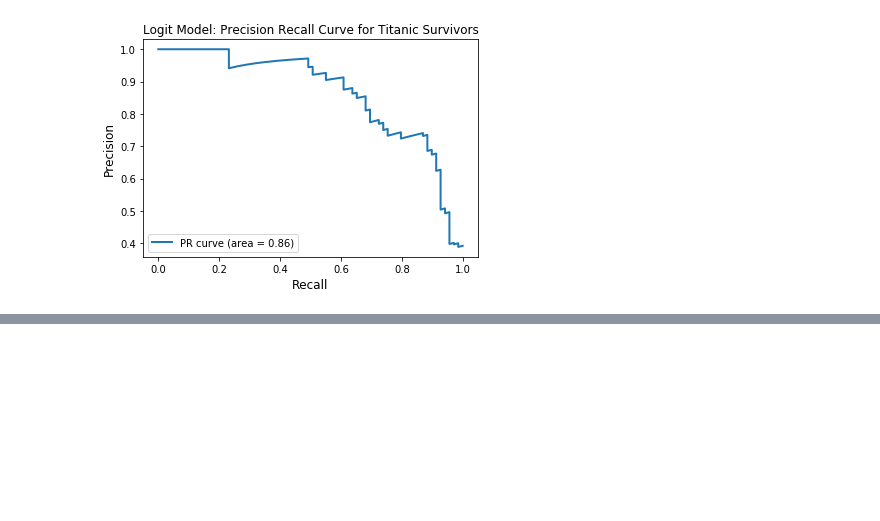
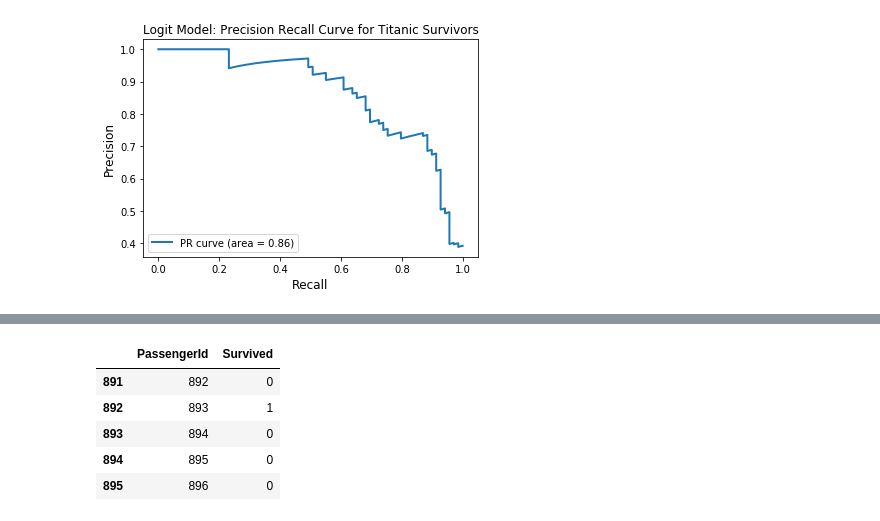
Before and after one commit to CoolGIRLCOCO/Project-Titantic-Survival-Prediction-ToBContinuted, a Jupyter notebook: Predict Survival on Titanic Datasets Using Classification Methods(Part 2).ipynb, the cells around one changed output, grey strips where cells are left out. Drawn from its saved outputs; the diff is of its cells as text; code cells hidden in the pictures; blank space fills up the shorter version.

```diff
--- a/Predict Survival on Titanic Datasets Using Classification Methods(Part 2).ipynb
+++ b/Predict Survival on Titanic Datasets Using Classification Methods(Part 2).ipynb
@@ -850,0 +978,15 @@ All evaluation metrics are better than metrics of purely linear logistic regress
+# %%
+testtreeX = Testtree.drop(["PassengerId","Survived"],axis=1)
+y_pred = tree_optimized.predict(testtreeX)
+prediction = pd.DataFrame({"PassengerId":Testtree["PassengerId"],
+                           "Survived":y_pred})
+
+prediction.head()
+#prediction.to_csv("Titanic_tree_prediction.csv",index=False)
+# %% [output]
+|  | PassengerId | Survived |
+| 891 | 892 | 0 |
+| 892 | 893 | 1 |
+| 893 | 894 | 0 |
+| 894 | 895 | 0 |
+| 895 | 896 | 0 |
```
Also changed, not shown: parts of 15 cells of this notebook.
